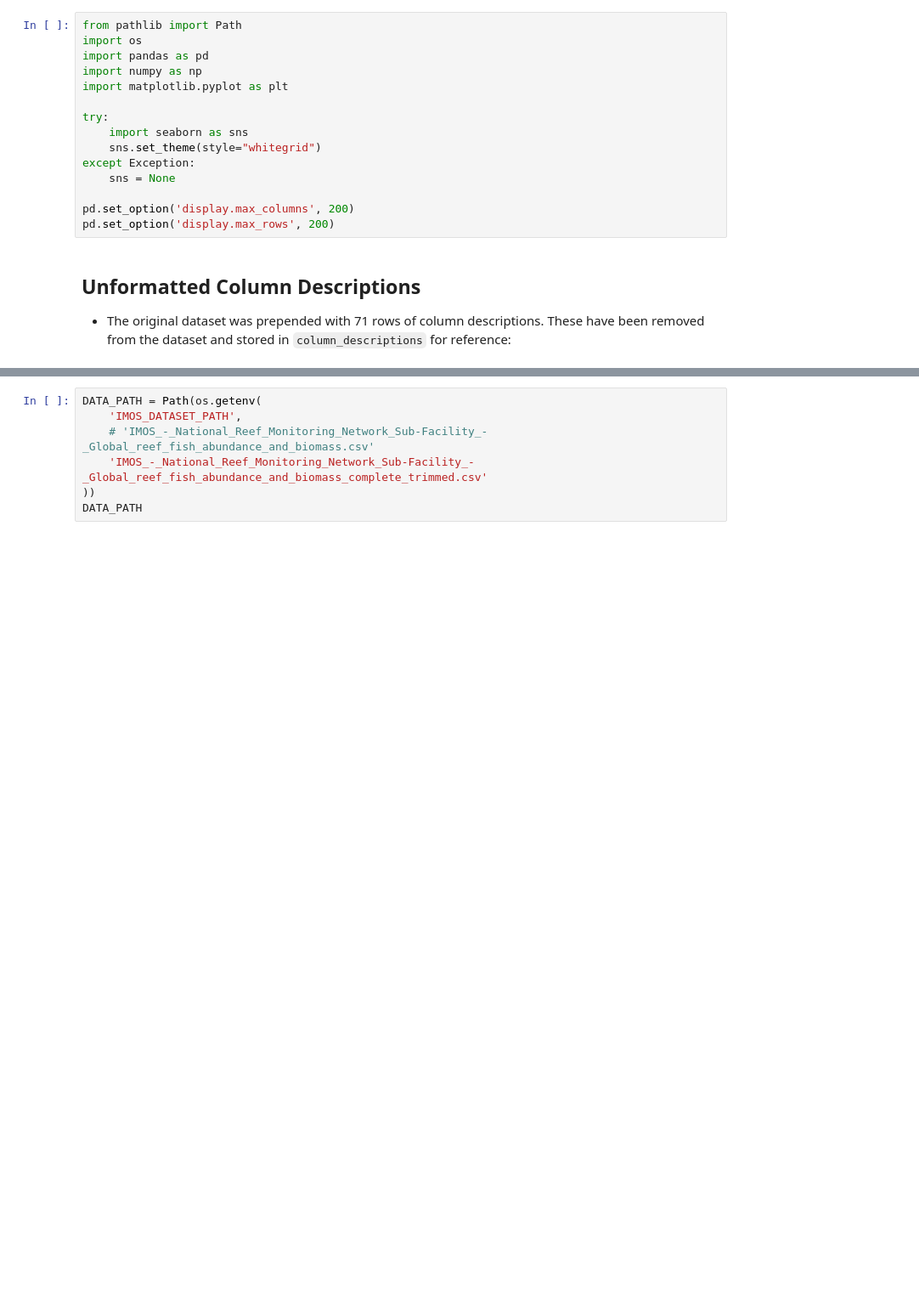
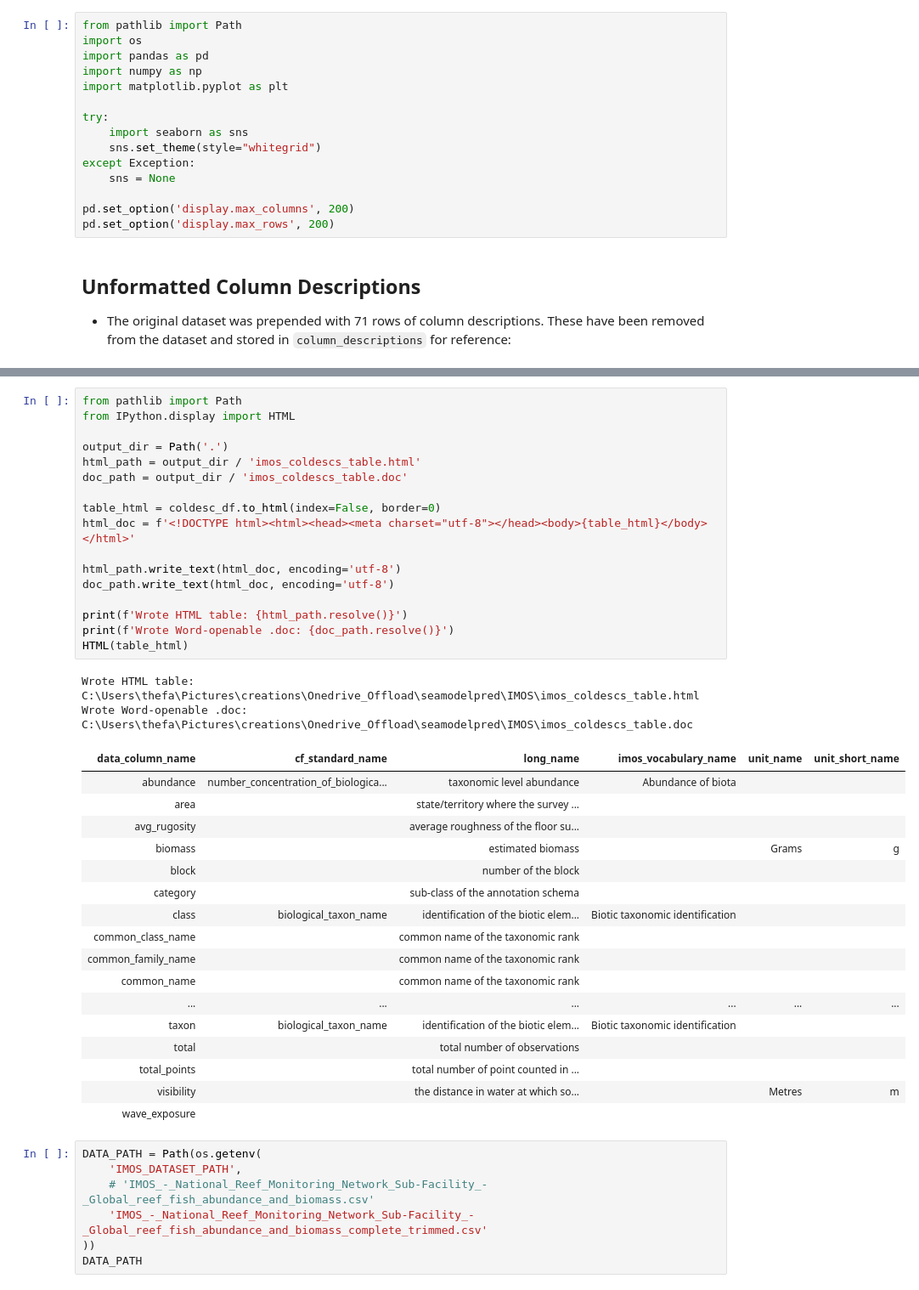
Before and after one commit to yhtan752-ai/ModelOfTheSeaCalibrationModel, a Jupyter notebook: IMOS/IMOS_EDA.ipynb, the cells around one changed output, grey strips where cells are left out. Shown at 85% size. Cells and saved outputs as stored; diff of their text form; blank space fills up the shorter version.

```diff
--- a/IMOS/IMOS_EDA.ipynb
+++ b/IMOS/IMOS_EDA.ipynb
@@ -46,6 +46,43 @@ coldesc_df
 | 66 | total_points |  | total number of point counted in ... |  |  |  |
 | 67 | visibility |  | the distance in water at which so... |  | Metres | m ... |
 | 68 | wave_exposure |  |  |  |  |  |
+# %%
+from pathlib import Path
+from IPython.display import HTML
+
+output_dir = Path('.')
+html_path = output_dir / 'imos_coldescs_table.html'
+doc_path = output_dir / 'imos_coldescs_table.doc'
+
+table_html = coldesc_df.to_html(index=False, border=0)
+html_doc = f'<!DOCTYPE html><html><head><meta charset="utf-8"></head><body>{table_html}</body></html>'
+
+html_path.write_text(html_doc, encoding='utf-8')
+doc_path.write_text(html_doc, encoding='utf-8')
+
+print(f'Wrote HTML table: {html_path.resolve()}')
+print(f'Wrote Word-openable .doc: {doc_path.resolve()}')
+HTML(table_html)
+# %% [output]
+Wrote HTML table: C:\Users\thefa\Pictures\creations\Onedrive_Offload\seamodelpred\IMOS\imos_coldescs_table.html
+Wrote Word-openable .doc: C:\Users\thefa\Pictures\creations\Onedrive_Offload\seamodelpred\IMOS\imos_coldescs_table.doc
+| data_column_name | cf_standard_name | long_name | imos_vocabulary_name | unit_name | unit_short_name |
+| abundance | number_concentration_of_biologica... | taxonomic level abundance | Abundance of biota |  |  |
+| area |  | state/territory where the survey ... |  |  |  |
+| avg_rugosity |  | average roughness of the floor su... |  |  |  |
+| biomass |  | estimated biomass |  | Grams | g |
+| block |  | number of the block |  |  |  |
+| category |  | sub-class of the annotation schema |  |  |  |
+| class | biological_taxon_name | identification of the biotic elem... | Biotic taxonomic identification |  |  |
+| common_class_name |  | common name of the taxonomic rank |  |  |  |
+| common_family_name |  | common name of the taxonomic rank |  |  |  |
+| common_name |  | common name of the taxonomic rank |  |  |  |
+| ... | ... | ... | ... | ... | ... |
+| taxon | biological_taxon_name | identification of the biotic elem... | Biotic taxonomic identification |  |  |
+| total |  | total number of observations |  |  |  |
+| total_points |  | total number of point counted in ... |  |  |  |
+| visibility |  | the distance in water at which so... |  | Metres | m |
+| wave_exposure |  |  |  |  |  |
 # %%
 DATA_PATH = Path(os.getenv(
     'IMOS_DATASET_PATH',
```
Also changed, not shown: parts of 3 cells of this notebook, 3 other files.
